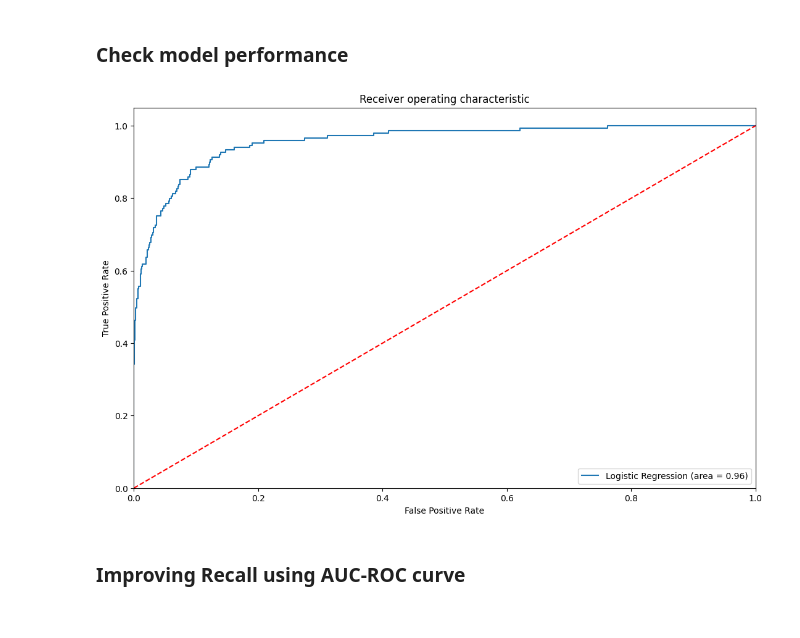
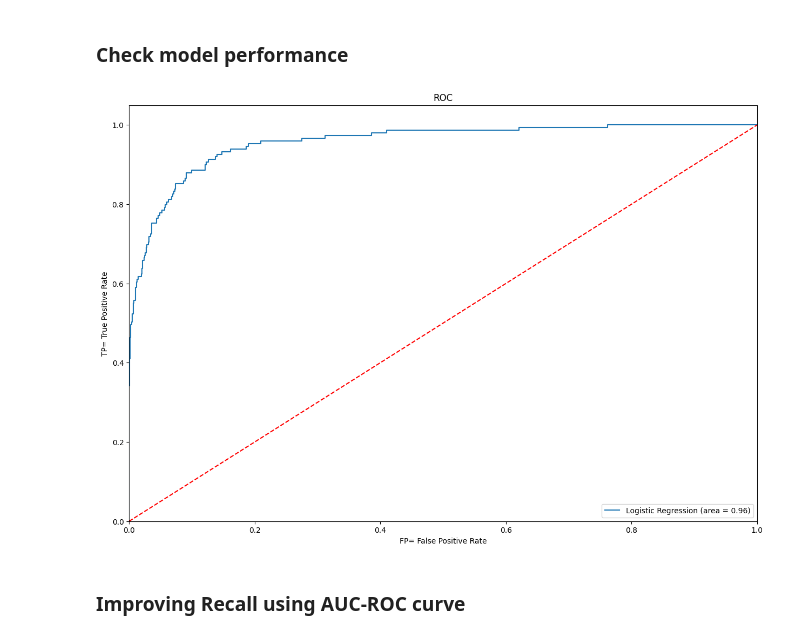
Before and after one commit to nirajguru/machine-learning-projects, a Jupyter notebook: personal-loan-compaign/notebook/loan-compaign-solution-niraj.ipynb, the cells around one changed output. Cells and saved outputs as stored; diff of their text form; code cells hidden in the pictures.

```diff
--- a/personal-loan-compaign/notebook/loan-compaign-solution-niraj.ipynb
+++ b/personal-loan-compaign/notebook/loan-compaign-solution-niraj.ipynb
@@ -240,7 +242,7 @@ Looking at the plots, we observe that:
 ### Bivariate Analysis of numerical variables with target variable (personal loan)
 # %%
 # Line plot to show relationship of personal loan with other variables
-fig = plt.figure(figsize=(10,5))
+fig = plt.figure(figsize=(15,10))
 for i,col in enumerate(numerical_columns):
     ax = fig.add_subplot(2,3,i+1)
     sns.barplot( x = df['Personal_Loan'], y = df[col])
@@ -448,23 +441,22 @@ f1 score on test data: 0.7031249999999999
 # %%
 #AUC ROC curve
 from sklearn.metrics import roc_auc_score
 from sklearn.metrics import roc_curve
 
 logit_roc_auc = roc_auc_score(y_test, y_pred_test)
 fpr, tpr, thresholds = roc_curve(y_test, y_pred_test)
-plt.figure(figsize=(13,8))
+plt.figure(figsize=(15,10))
 plt.plot(fpr, tpr, label='Logistic Regression (area = %0.2f)' % logit_roc_auc)
 plt.plot([0, 1], [0, 1],'r--')
+plt.ylim([0.0, 1.05])
+plt.xlabel('FP= False Positive Rate')
 plt.xlim([0.0, 1.0])
-plt.ylim([0.0, 1.05])
-plt.xlabel('False Positive Rate')
-plt.ylabel('True Positive Rate')
-plt.title('Receiver operating characteristic')
+plt.ylabel('TP= True Positive Rate')
+plt.title('ROC')
 plt.legend(loc="lower right")
-plt.savefig('Log_ROC')
 plt.show()
 # %% [output]
-[figure, old version]
+[figure, new version]
 # %% [markdown]
 ### Improving Recall using AUC-ROC curve
 # %%
```
Also changed, not shown: parts of 23 cells of this notebook.
